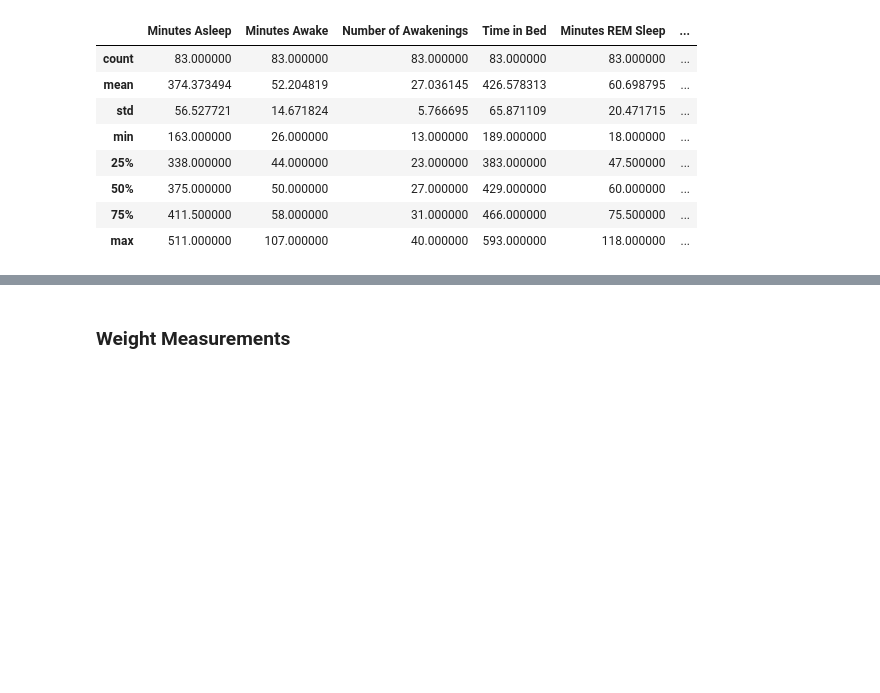
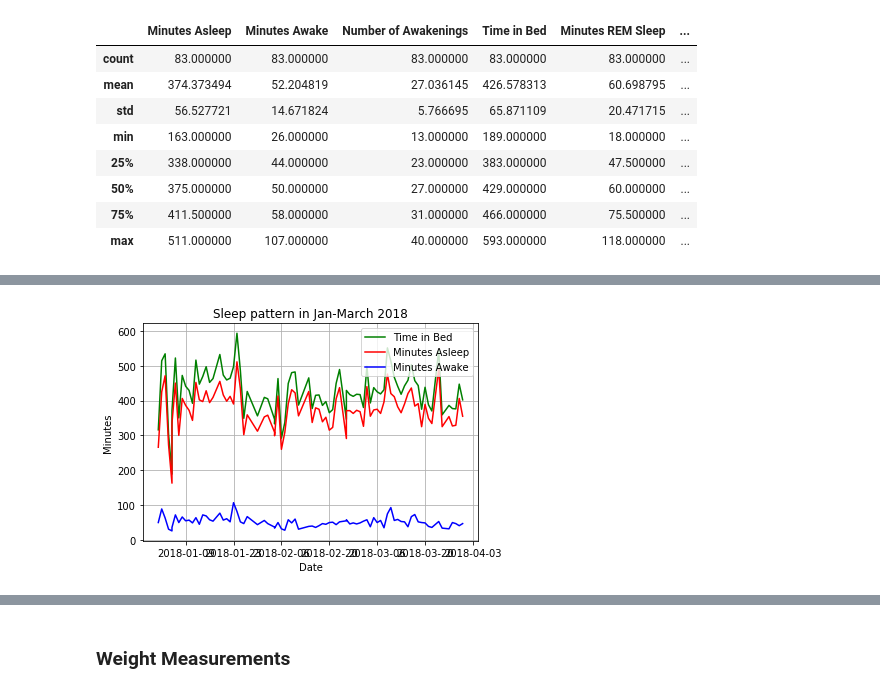
Before and after one commit to willvelida/mydata, a Jupyter notebook: jupyter notebooks/My Data Analysis Jan-Mar 2018.ipynb, the cells around one changed output, grey strips where cells are left out. Cells and saved outputs as stored; diff of their text form; code cells hidden in the pictures; blank space fills up the shorter version.

```diff
--- a/jupyter notebooks/My Data Analysis Jan-Mar 2018.ipynb
+++ b/jupyter notebooks/My Data Analysis Jan-Mar 2018.ipynb
@@ -499,0 +502,17 @@ totalsleep_df3.describe()
+# %%
+# Create variables to hold columns
+start_time = totalsleep_df3['Start Time']
+end_time = totalsleep_df3['End Time']
+minutes_asleep = totalsleep_df3['Minutes Asleep']
+minutes_awake = totalsleep_df3['Minutes Awake']
+num_awaken = totalsleep_df3['Number of Awakenings']
+time_in_bed = totalsleep_df3['Time in Bed']
+rem_sleep = totalsleep_df3['Minutes REM Sleep']
+light_sleep = totalsleep_df3['Minutes Light Sleep']
+deep_sleep = totalsleep_df3['Minutes Deep Sleep']
+asleep_pct = totalsleep_df3['% Asleep']
+awake_pct = totalsleep_df3['% Awake']
+light_pct = totalsleep_df3['% Light sleep']
+rem_pct = totalsleep_df3['% REM Sleep']
+deep_pct = totalsleep_df3['% Deep Sleep']
+unclassified_pct = totalsleep_df3['% Unclassified']
@@ -499,0 +525,16 @@ totalsleep_df3.describe()
+# %%
+# Plot minutes asleep over time
+fig, ax = plt.subplots()
+ax.plot(start_time, time_in_bed, color='g', label='Time in Bed')
+ax.plot(start_time, minutes_asleep, color='r', label='Minutes Asleep')
+ax.plot(start_time, minutes_awake, color='b', label='Minutes Awake')
+ax.legend(loc='upper right')
+
+# Set the labels
+ax.set(xlabel='Date', ylabel='Minutes', title='Sleep pattern in Jan-March 2018')
+ax.grid()
+
+# Show the plot
+plt.show()
+# %% [output]
+[figure, added]
```
Also changed, not shown: parts of 5 cells of this notebook.
